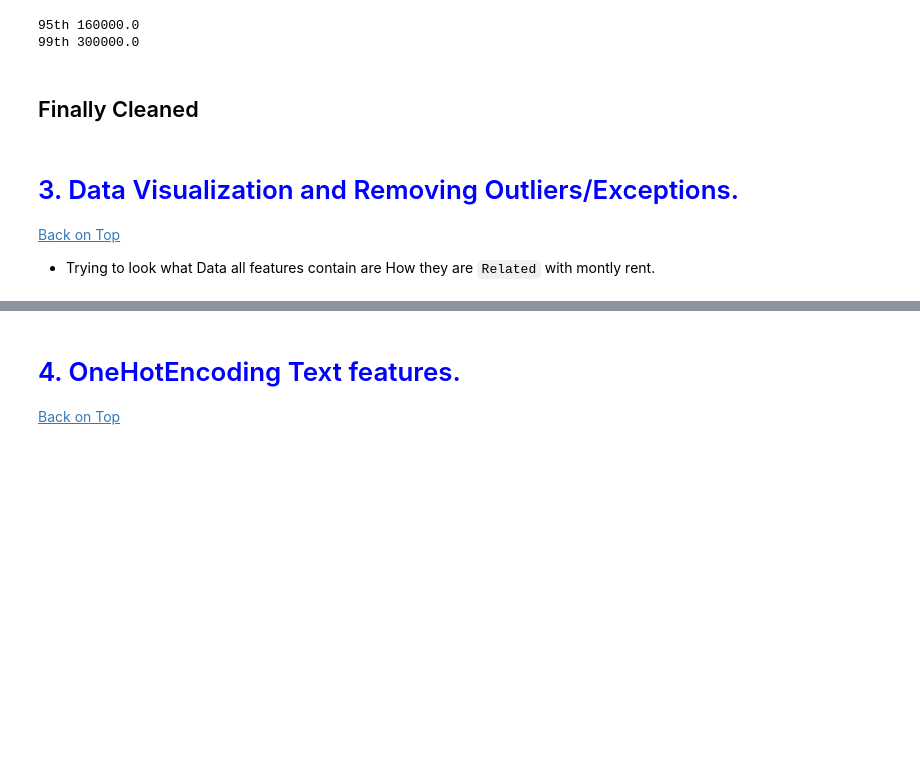
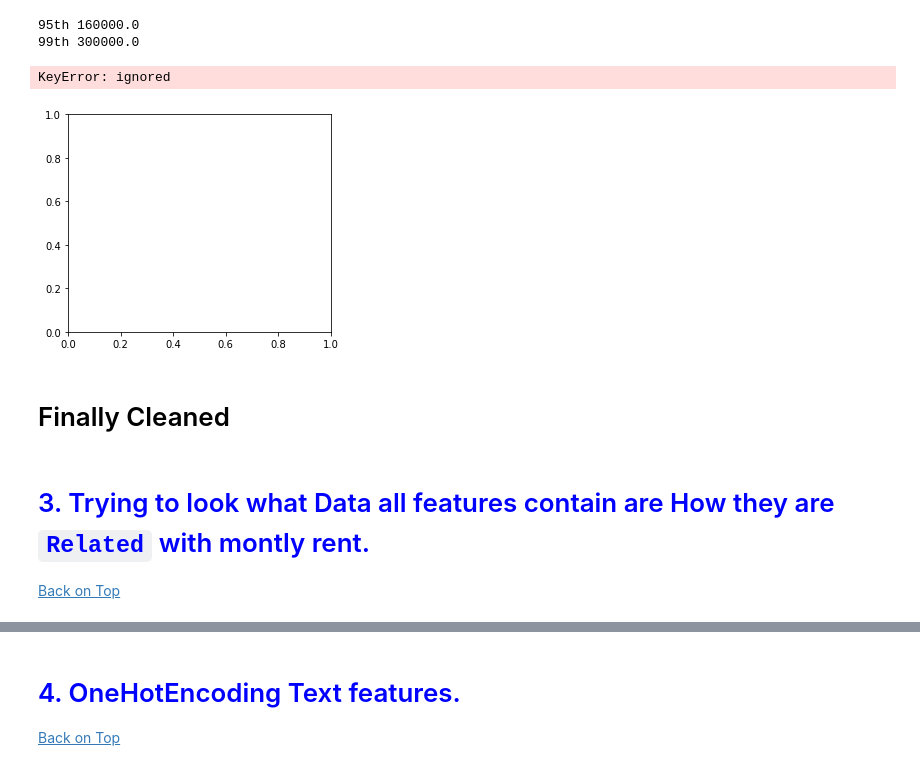
Before and after one commit to G0rav/House_Rent_Predictor, a Jupyter notebook: Mumbai_House_Rent_Prediction.ipynb, the cells around one changed output, grey strips where cells are left out. Saved outputs shown, nothing was run; the diff lists cells and outputs as text; code cells hidden in the pictures; blank space fills up the shorter version.

```diff
--- a/Mumbai_House_Rent_Prediction.ipynb
+++ b/Mumbai_House_Rent_Prediction.ipynb
@@ -420,7 +420,6 @@ def plot_num(df, columns):
 
       plt.subplot(1,3,1)
       sns.histplot(data[column], kde=True)
-      plt.ticklabel_format(style='plain')
       plt.title(f'{column}  Distribution')
 
       plt.subplot(1,3,2)
@@ -493,11 +487,17 @@ print('99th', df['monthly rent'].quantile(q = 0.99))
 # %% [output]
 95th 160000.0
 99th 300000.0
+# %%
+df.drop(df[df['monthly rent']>200000].index, axis=0, inplace=True)
+# %%
+int_columns = data.columns[data.dtypes!='object']
+plot_num(df, int_columns)
+# %% [output]
+KeyError: ignored
+[figure, added]
 # %% [markdown]
-## Finally Cleaned
+# Finally Cleaned
 # %% [markdown]
 <a id ='s3'></a>
-# <font color = Blue> 3. Data Visualization and Removing Outliers/Exceptions. </font>
+# <font color = Blue> 3. Trying to look what Data all features contain are How they are `Related` with montly rent. </font>
 <a href = '#top'>Back on Top </a>
-
-- Trying to look what Data all features contain are How they are `Related` with montly rent.
```
Also changed, not shown: parts of 34 cells of this notebook.
